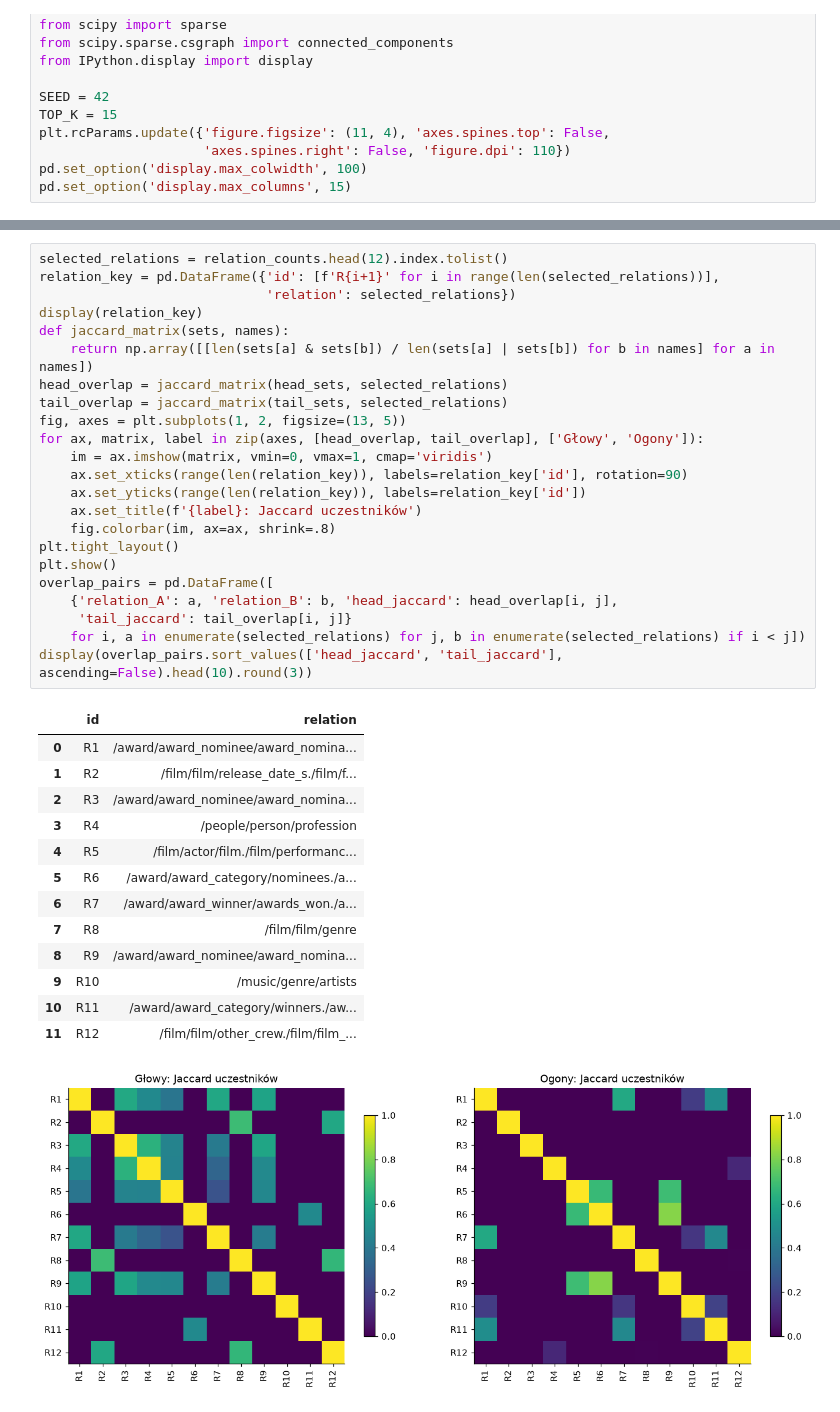
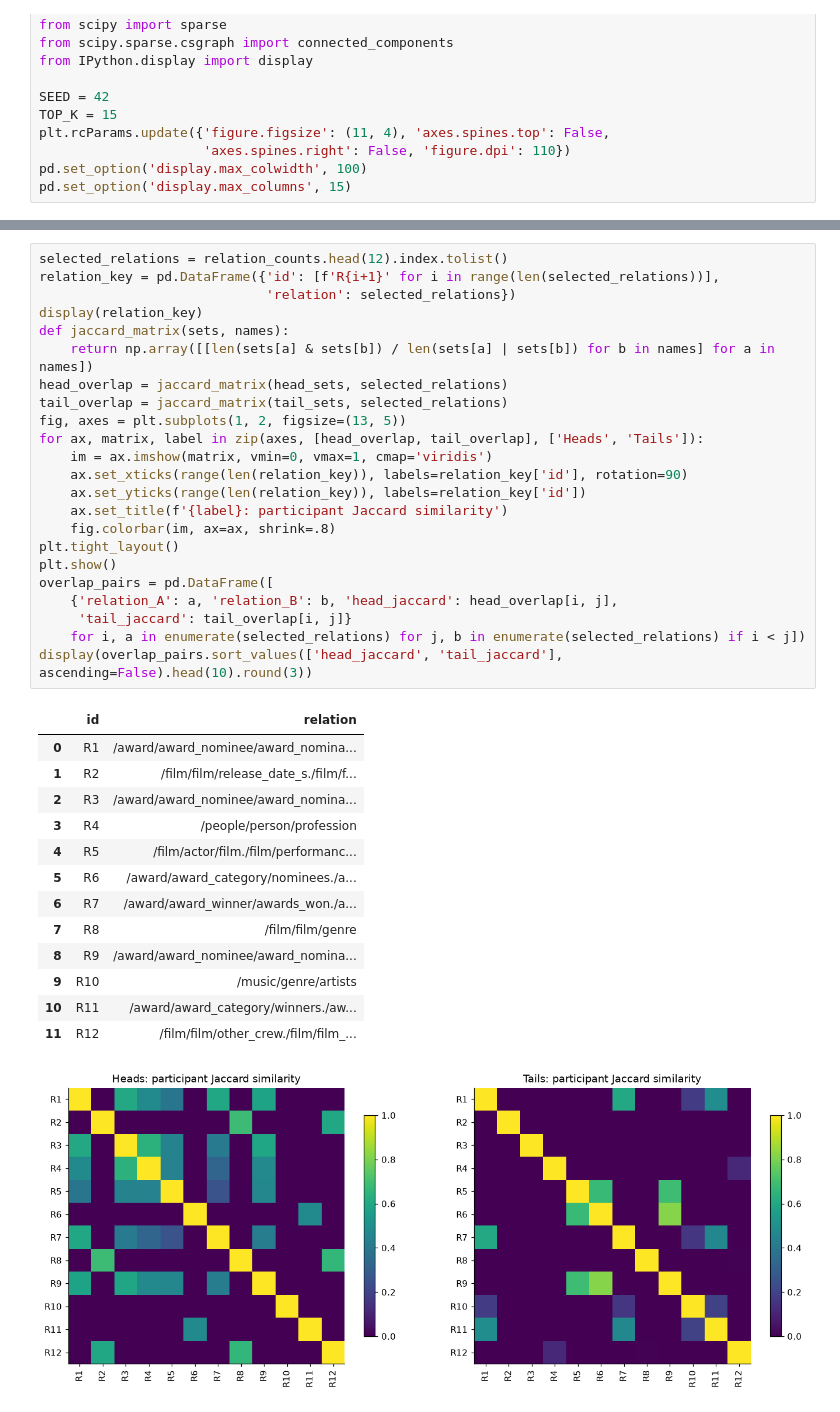
Before and after one commit to marcinperek/SWSN-project, a Jupyter notebook: data/fb15k_eda.ipynb, the cells around one changed output, grey strips where cells are left out. Drawn from its saved outputs; the diff is of its cells as text.

```diff
--- a/data/fb15k_eda.ipynb
+++ b/data/fb15k_eda.ipynb
@@ -342,36 +342,36 @@ display(relation_key)
 def jaccard_matrix(sets, names):
     return np.array([[len(sets[a] & sets[b]) / len(sets[a] | sets[b]) for b in names] for a in names])
 head_overlap = jaccard_matrix(head_sets, selected_relations)
 tail_overlap = jaccard_matrix(tail_sets, selected_relations)
 fig, axes = plt.subplots(1, 2, figsize=(13, 5))
-for ax, matrix, label in zip(axes, [head_overlap, tail_overlap], ['Głowy', 'Ogony']):
+for ax, matrix, label in zip(axes, [head_overlap, tail_overlap], ['Heads', 'Tails']):
     im = ax.imshow(matrix, vmin=0, vmax=1, cmap='viridis')
     ax.set_xticks(range(len(relation_key)), labels=relation_key['id'], rotation=90)
     ax.set_yticks(range(len(relation_key)), labels=relation_key['id'])
-    ax.set_title(f'{label}: Jaccard uczestników')
+    ax.set_title(f'{label}: participant Jaccard similarity')
     fig.colorbar(im, ax=ax, shrink=.8)
 plt.tight_layout()
 plt.show()
 overlap_pairs = pd.DataFrame([
     {'relation_A': a, 'relation_B': b, 'head_jaccard': head_overlap[i, j],
      'tail_jaccard': tail_overlap[i, j]}
     for i, a in enumerate(selected_relations) for j, b in enumerate(selected_relations) if i < j])
 display(overlap_pairs.sort_values(['head_jaccard', 'tail_jaccard'], ascending=False).head(10).round(3))
 # %% [output]
 |  | id | relation |
 | 0 | R1 | /award/award_nominee/award_nomina... |
 | 1 | R2 | /film/film/release_date_s./film/f... |
 | 2 | R3 | /award/award_nominee/award_nomina... |
 | 3 | R4 | /people/person/profession |
 | 4 | R5 | /film/actor/film./film/performanc... |
 | 5 | R6 | /award/award_category/nominees./a... |
 | 6 | R7 | /award/award_winner/awards_won./a... |
 | 7 | R8 | /film/film/genre |
 | 8 | R9 | /award/award_nominee/award_nomina... |
 | 9 | R10 | /music/genre/artists |
 | 10 | R11 | /award/award_category/winners./aw... |
 | 11 | R12 | /film/film/other_crew./film/film_... |
-[figure, old version]
+[figure, new version]
 |  | relation_A | relation_B | head_jaccard | tail_jaccard |
 | 16 | /film/film/release_date_s./film/f... | /film/film/genre | 0.687 | 0.000 |
 | 59 | /film/film/genre | /film/film/other_crew./film/film_... | 0.661 | 0.006 |
```
Also changed, not shown: parts of 23 cells of this notebook, 2 other files.
